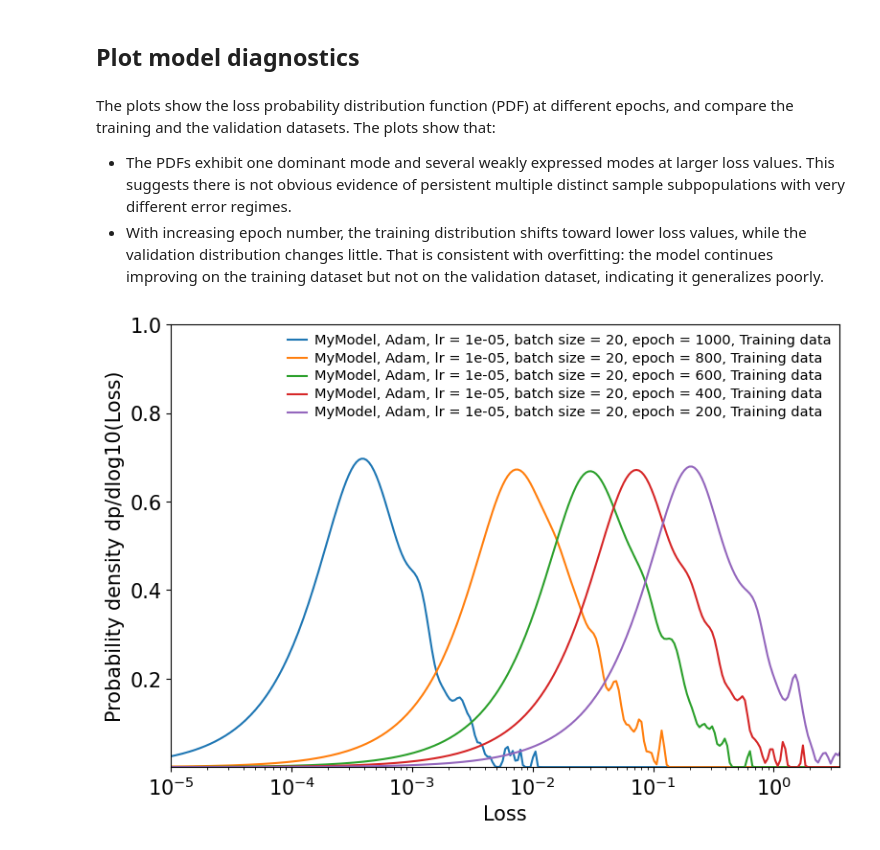
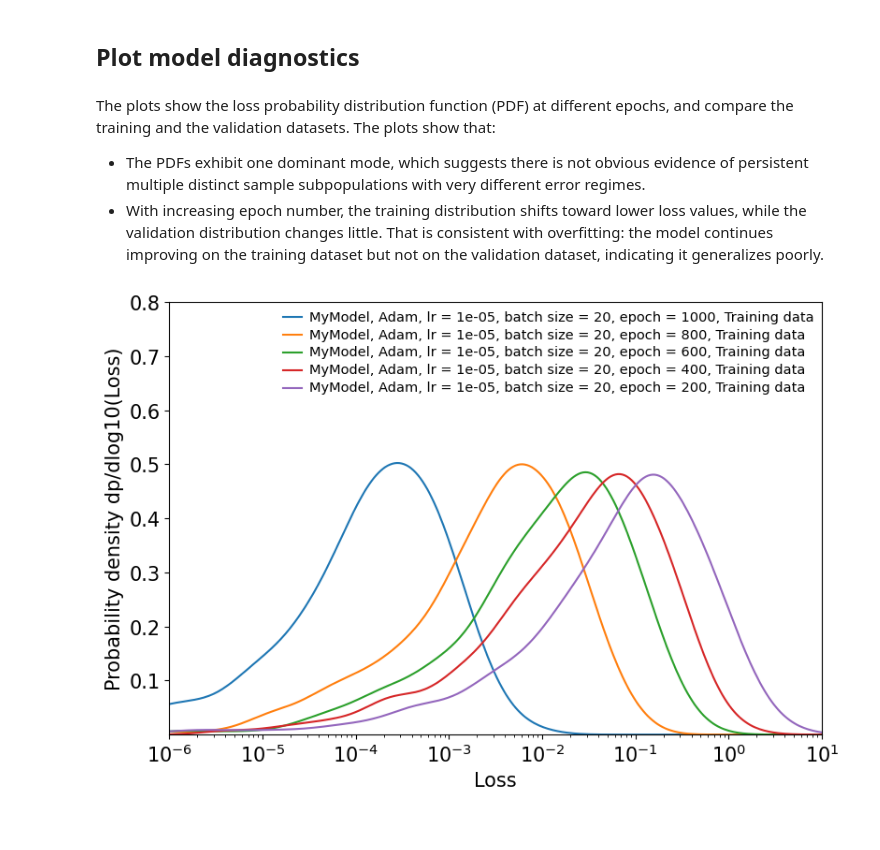
Before and after one commit to jankazil/torch-tk, a Jupyter notebook: notebooks/HowTo.ipynb, the cells around one changed output. Saved outputs shown, nothing was run; the diff lists cells and outputs as text; code cells hidden in the pictures.

```diff
--- a/notebooks/HowTo.ipynb
+++ b/notebooks/HowTo.ipynb
@@ -313,10 +313,10 @@ trainer.plot_wallclock_time(figsize=(5, 4),font_factor=1.25,ylim=[0,5e-2])
 ## Plot model diagnostics
 # %% [markdown]
 The plots show the loss probability distribution function (PDF) at different epochs, and compare the training and the validation datasets. The plots show that:
-- The PDFs exhibit one dominant mode and several weakly expressed modes at larger loss values. This suggests there is not obvious evidence of persistent multiple distinct sample subpopulations with very different error regimes.
+- The PDFs exhibit one dominant mode, which suggests there is not obvious evidence of persistent multiple distinct sample subpopulations with very different error regimes.
 - With increasing epoch number, the training distribution shifts toward lower loss values, while the validation distribution changes little. That is consistent with overfitting: the model continues improving on the training dataset but not on the validation dataset, indicating it generalizes poorly.
 # %%
-plot_diagnostics(train_diagnostics,dpdlog10=True,xlim=[1e-5,3.5],ylim=[1E-4,1],epoch_skip=2,pdf_bin_n=500,pdf_log_grid=True)
+plot_diagnostics(train_diagnostics,dpdlog10=True,xlim=[1e-6,1e1],ylim=[1E-4,0.8],epoch_skip=2,pdf_bin_n=500)
 # %% [output]
-[figure, old version]
+[figure, new version]
 # %%
```
Also changed, not shown: parts of 5 cells of this notebook, 1 other file.
